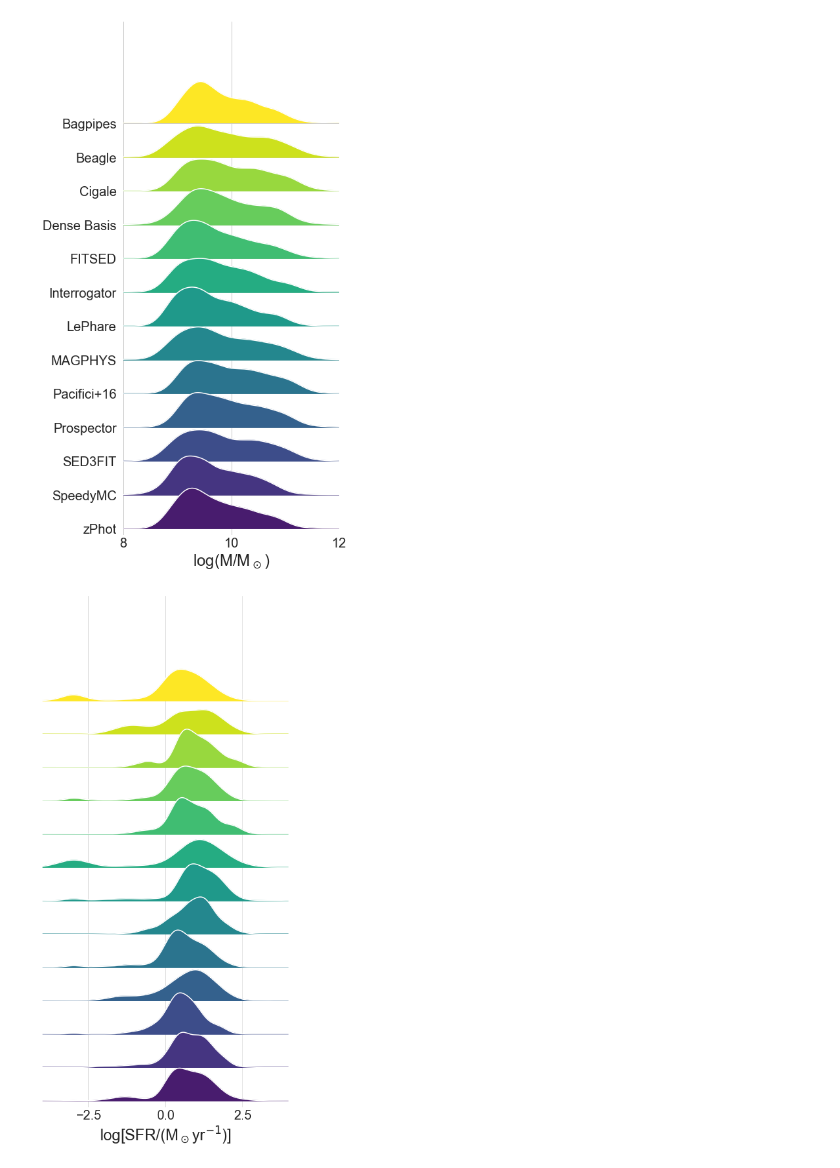
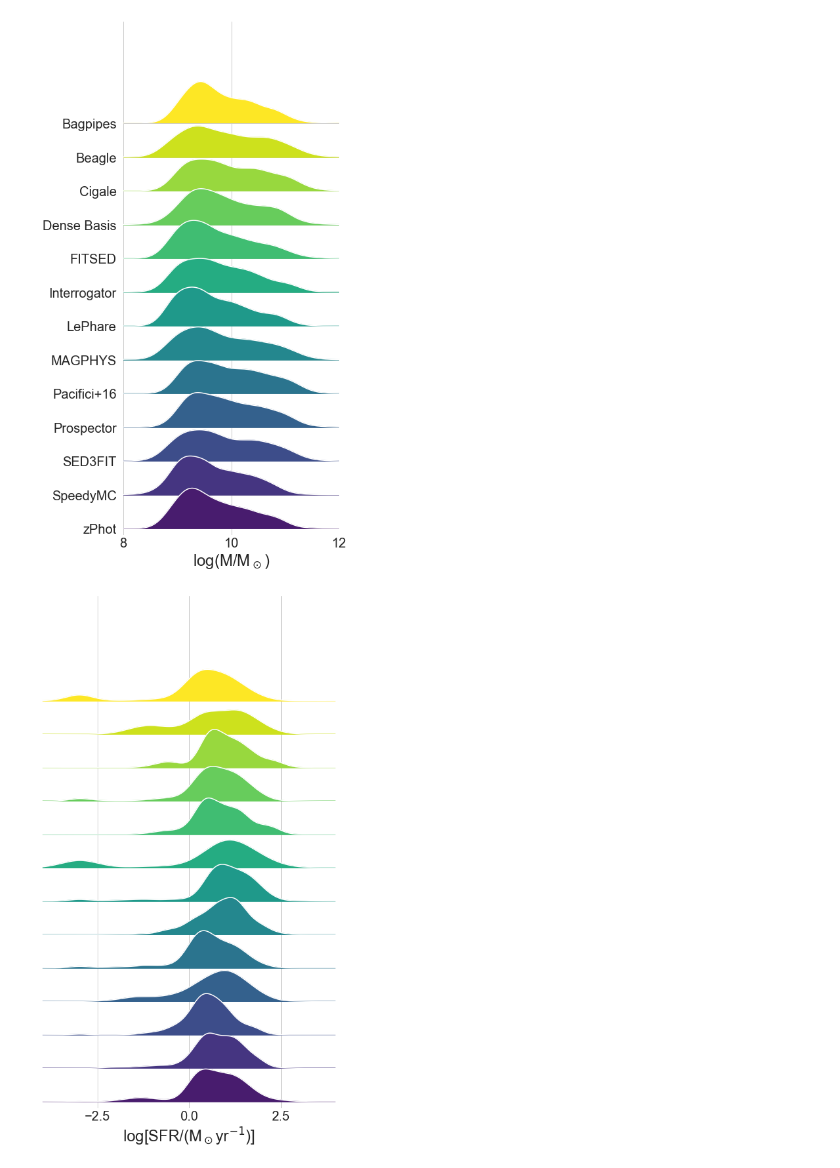
Before and after one commit to camipacifici/art_sedfitting, a Jupyter notebook: notebooks/fig4_distrib_z1.ipynb, the cells around one changed output. Drawn from its saved outputs; the diff is of its cells as text; code cells hidden in the pictures.

Commit message:
Fix figure size

```diff
--- a/notebooks/fig4_distrib_z1.ipynb
+++ b/notebooks/fig4_distrib_z1.ipynb
@@ -303,17 +303,17 @@ plt.show()
 [figure]
 # %%
 fig, axes = joypy.joyplot(data = z1_cat_sfr[z1_mask == 0],linecolor='w',ylabels=False, xlabelsize=20, ylabelsize=20,
-                        figsize=(6,12),grid=True,yrot=0,colormap=matplotlib.cm.viridis_r)
+                        figsize=(7,12),grid=True,yrot=0,colormap=matplotlib.cm.viridis_r)
 for i in range(len(axes)):
     tempy = axes[i].set_ylim()
     axes[i].set_ylim(tempy[0],tempy[1]+1.0)
     axes[i].set_xlim(-4,4)
 plt.xlabel(r'log[SFR/(M$_\odot$yr$^{-1}$)]')
 
 plt.savefig("../figures/fig4_distrib_z1_sfr.png", dpi=600, bbox_inches='tight')
 
 plt.show()
 # %% [output]
-[figure, old version]
+[figure, new version]
 # %%
 fig, axes = joypy.joyplot(data = z1_cat_Av[z1_mask == 0],linecolor='w',ylabels=False, xlabelsize=20, ylabelsize=20,
```
Also changed, not shown: parts of 1 cell of this notebook, 2 other files.
